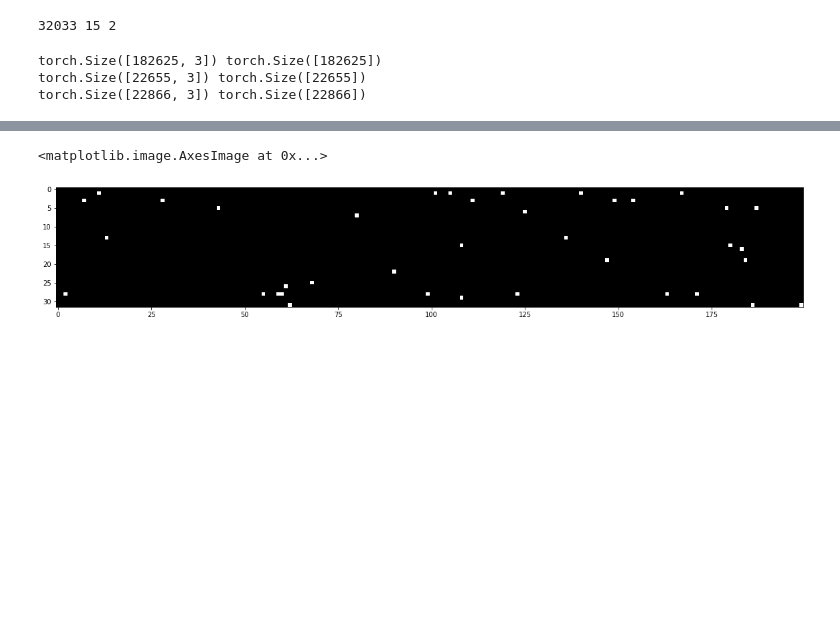
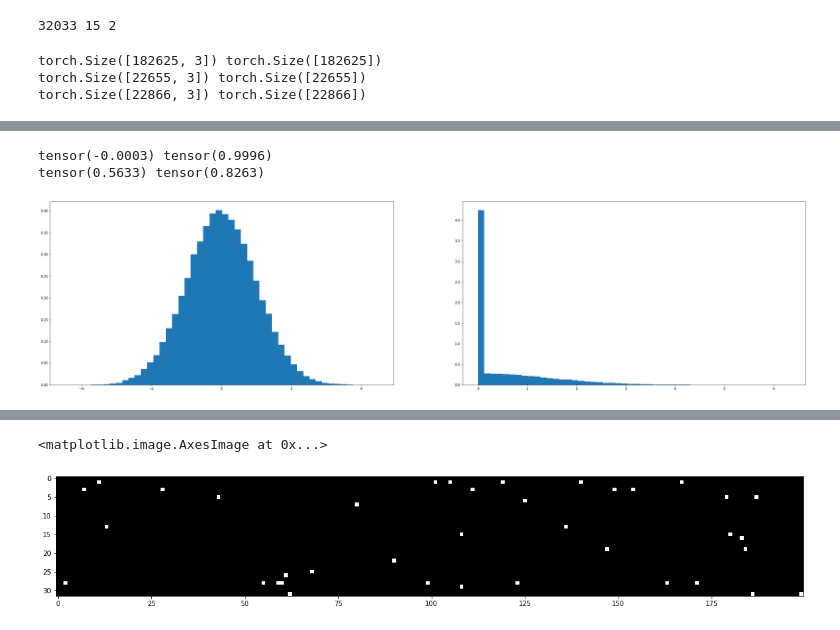
Before and after one commit to VrindavanSanap/makemore, a Jupyter notebook: batchnorm.ipynb, the cells around one changed output, grey strips where cells are left out. Drawn from its saved outputs; the diff is of its cells as text; code cells hidden in the pictures; blank space fills up the shorter version.

```diff
--- a/batchnorm.ipynb
+++ b/batchnorm.ipynb
@@ -53,0 +78,16 @@ torch.Size([22866, 3]) torch.Size([22866])
+# %%
+x=torch.randn(1000,100)
+y=torch.relu(x)*(2**0.5)
+print(x.mean(), x.std())
+print(y.mean(), y.std())
+
+plt.figure(figsize=(40,10))
+plt.subplot(121)
+plt.hist(x.view(-1).tolist(), 50, density=True)
+plt.subplot(122)
+plt.hist(y.view(-1).tolist(), 50, density=True)
+pass
+# %% [output]
+tensor(-0.0003) tensor(0.9996)
+tensor(0.5633) tensor(0.8263)
+[figure, added]
```
Also changed, not shown: parts of 13 cells of this notebook, 4 other files.
